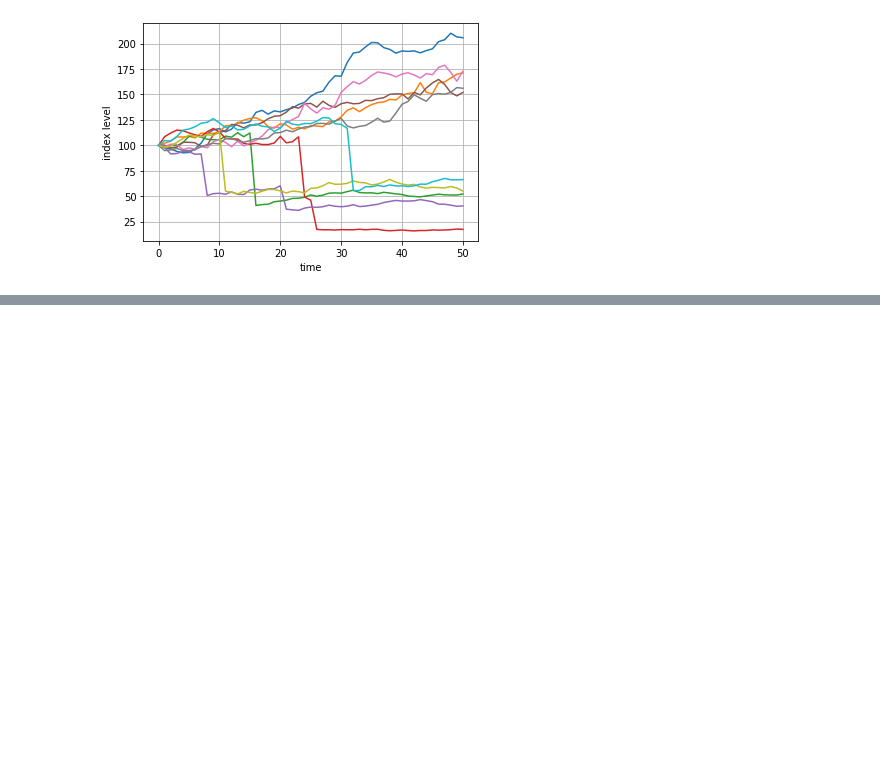
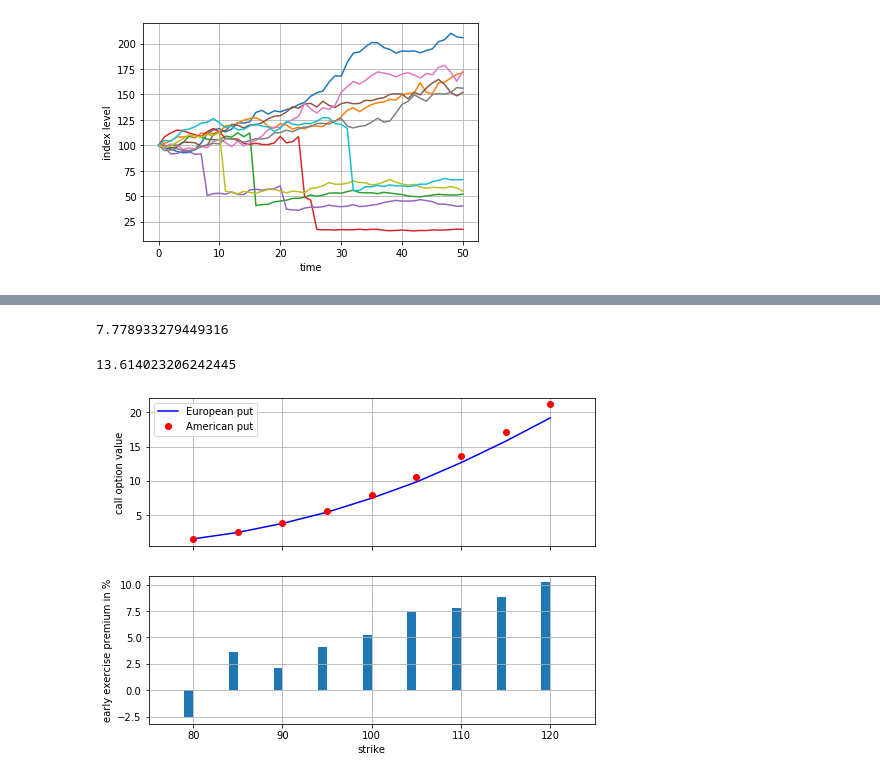
Before and after one commit to mayi140611/mayiexamples, a Jupyter notebook: 0finance/Python金融投资分析实践（第12期）.ipynb, the cells around one changed output, grey strips where cells are left out. Saved outputs shown, nothing was run; the diff lists cells and outputs as text; code cells hidden in the pictures; blank space fills up the shorter version.

```diff
--- a/0finance/Python金融投资分析实践（第12期）.ipynb
+++ b/0finance/Python金融投资分析实践（第12期）.ipynb
@@ -1323,0 +1566,74 @@ plt.show()
+# %%
+###美式期权###
+def gbm_mcs_amer(K, option='call'):
+    ''' Valuation of American option in Black-Scholes-Merton
+    by Monte Carlo simulation by LSM algorithm
+
+    Parameters
+    ==========
+    K : float
+        行权价
+    option : string
+        期权类型 ('call', 'put')
+
+    Returns
+    =======
+    C0 : float
+        美式期权现值的估计
+    '''
+    dt = T / M
+    df = np.exp(-r * dt)
+    # 模拟价格路径
+    S = np.zeros((M + 1, I))
+    S[0] = S0
+    sn = gen_sn(M, I)
+    for t in range(1, M + 1):
+        S[t] = S[t - 1] * np.exp((r - 0.5 * sigma ** 2) * dt
+                + sigma * np.sqrt(dt) * sn[t])
+    # 回报计算
+    if option == 'call':
+        h = np.maximum(S - K, 0)
+    else:
+        h = np.maximum(K - S, 0)
+    # LSM算法
+    V = np.copy(h)
+    for t in range(M - 1, 0, -1):
+        reg = np.polyfit(S[t], V[t + 1] * df, 7)
+        C = np.polyval(reg, S[t])
+        V[t] = np.where(C > h[t], V[t + 1] * df, h[t])
+    # MCS估计值
+    C0 = df * 1 / I * np.sum(V[1])
+    return C0
+
+gbm_mcs_amer(110., option='call')
+# %% [output]
+7.778933279449316
+# %%
+gbm_mcs_amer(110., option='put')
+# %% [output]
+13.614023206242445
+# %%
+#比较欧式期权与美式期权
+euro_res = []
+amer_res = []
+k_list = np.arange(80., 120.1, 5.)
+for K in k_list:
+    euro_res.append(gbm_mcs_dyna(K, 'put'))
+    amer_res.append(gbm_mcs_amer(K, 'put'))
+euro_res = np.array(euro_res)
+amer_res = np.array(amer_res)
+
+fig, (ax1, ax2) = plt.subplots(2, 1, sharex=True, figsize=(8, 6))
+ax1.plot(k_list, euro_res, 'b', label='European put')
+ax1.plot(k_list, amer_res, 'ro', label='American put')
+ax1.set_ylabel('call option value')
+ax1.grid(True)
+ax1.legend(loc=0)
+wi = 1.0
+ax2.bar(k_list - wi / 2, (amer_res - euro_res) / euro_res * 100, wi)
+ax2.set_xlabel('strike')
+ax2.set_ylabel('early exercise premium in %')
+ax2.set_xlim(left=75, right=125)
+ax2.grid(True)
+# %% [output]
+[figure, added]
```
Also changed, not shown: parts of 6 cells of this notebook, 2 other files.
